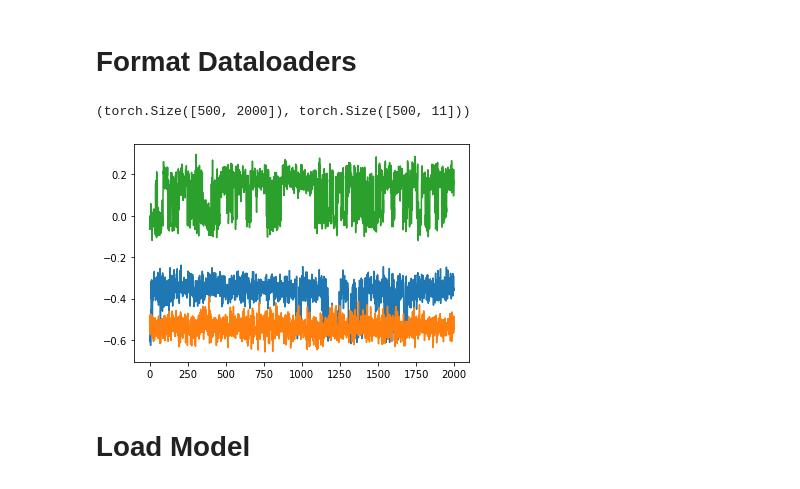
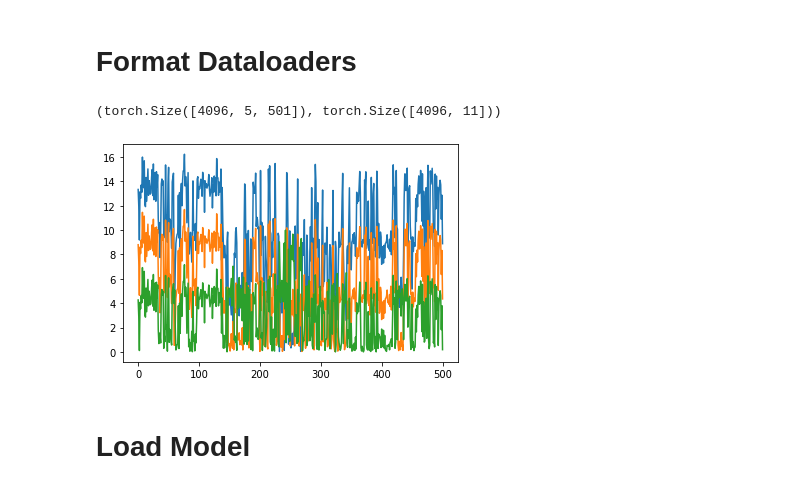
Before and after one commit to akorol98/IonSwitching, a Jupyter notebook: main_notebook.ipynb, the cells around one changed output. Drawn from its saved outputs; the diff is of its cells as text; code cells hidden in the pictures.

```diff
--- a/main_notebook.ipynb
+++ b/main_notebook.ipynb
@@ -8,7 +9,7 @@ import matplotlib.pyplot as plt
 # %%
-workers = 10
-btch_sz = 500
-ws = 2000
+workers = 20
+btch_sz = 4096
+ws = 500
 sr = 0.5
 ngpu = 1
 # %%
@@ -46,16 +204,17 @@ dataloader_test = DataLoader(ion_dataset_test, batch_size=btch_sz, shuffle=False
 # %%
 batch = next(iter(dataloader))
 # %%
-batch['signal'].shape, batch['open_channels'].shape
+batch['input'].shape, batch['open_channels'].shape
 # %% [output]
-(torch.Size([500, 2000]), torch.Size([500, 11]))
+(torch.Size([4096, 5, 501]), torch.Size([4096, 11]))
 # %%
-plt.plot(batch['signal'][0])
-plt.plot(batch['signal'][1])
-plt.plot(batch['signal'][2])
+%matplotlib inline
+plt.plot(batch['input'][0][0])
+plt.plot(batch['input'][0][1])
+plt.plot(batch['input'][0][2])
 plt.show()
 # %% [output]
-[figure, old version]
+[figure, new version]
 # %% [markdown]
 # Load Model
 # %%
```
Also changed, not shown: parts of 42 cells of this notebook.
